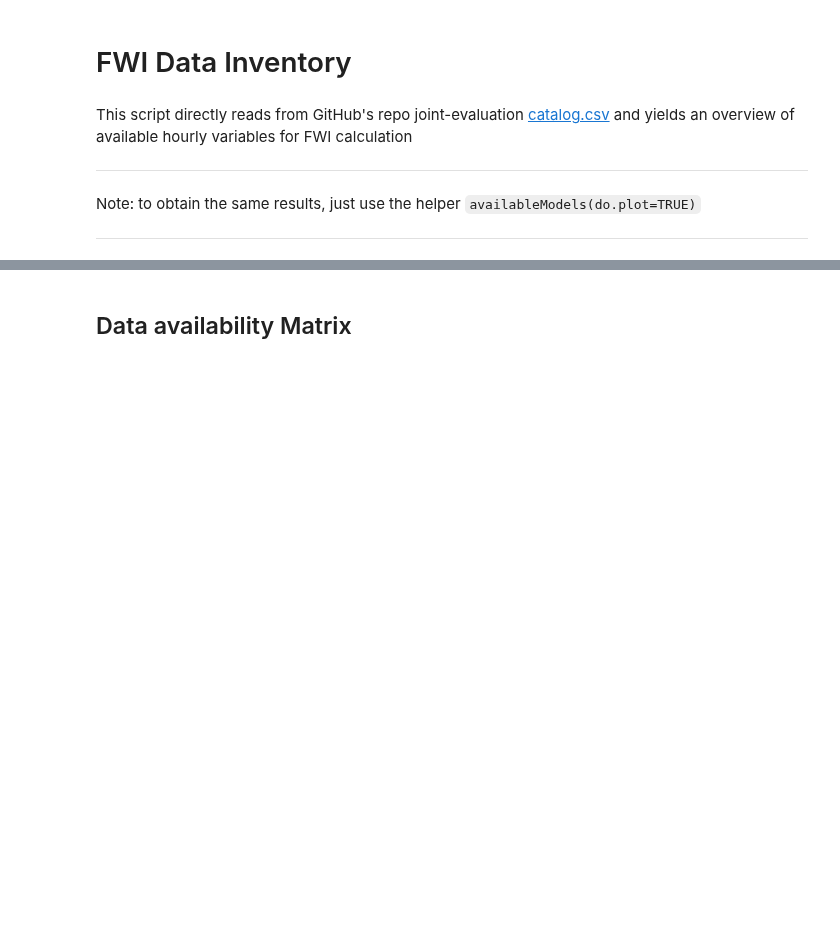
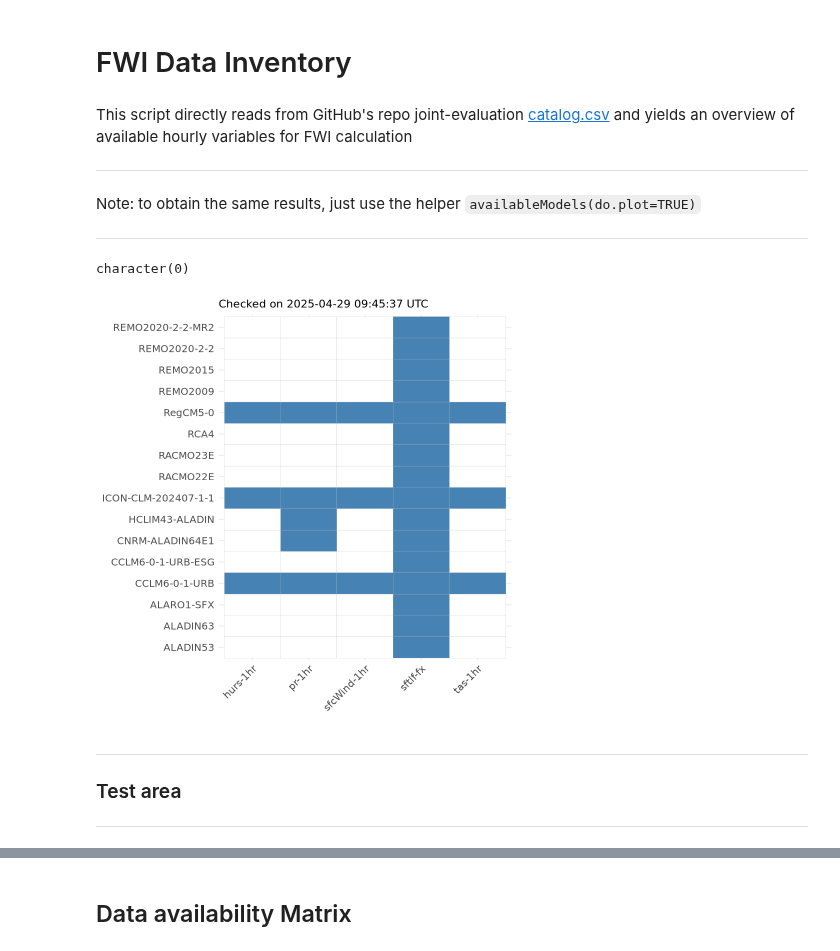
Before and after one commit to euro-cordex/fwi-evaluation, a Jupyter notebook: notebooks/0_inventory_1h-data.ipynb, the cells around one changed output, grey strips where cells are left out. Saved outputs shown, nothing was run; the diff lists cells and outputs as text; code cells hidden in the pictures; blank space fills up the shorter version.

```diff
--- a/notebooks/0_inventory_1h-data.ipynb
+++ b/notebooks/0_inventory_1h-data.ipynb
@@ -6,6 +6,16 @@ This script directly reads from GitHub's repo joint-evaluation [catalog.csv](htt
 ***
 Note: to obtain the same results, just use the helper `availableModels(do.plot=TRUE)`
 ***
+# %%
+source("../R/helpers.R")
+availableModels(do.plot=TRUE)
+# %% [output]
+character(0)
+[figure, added]
+# %% [markdown]
+***
+### Test area
+***
 # %%
 require(magrittr)
 require(dplyr)
```
Also changed, not shown: parts of 7 cells of this notebook, 1 other file.
